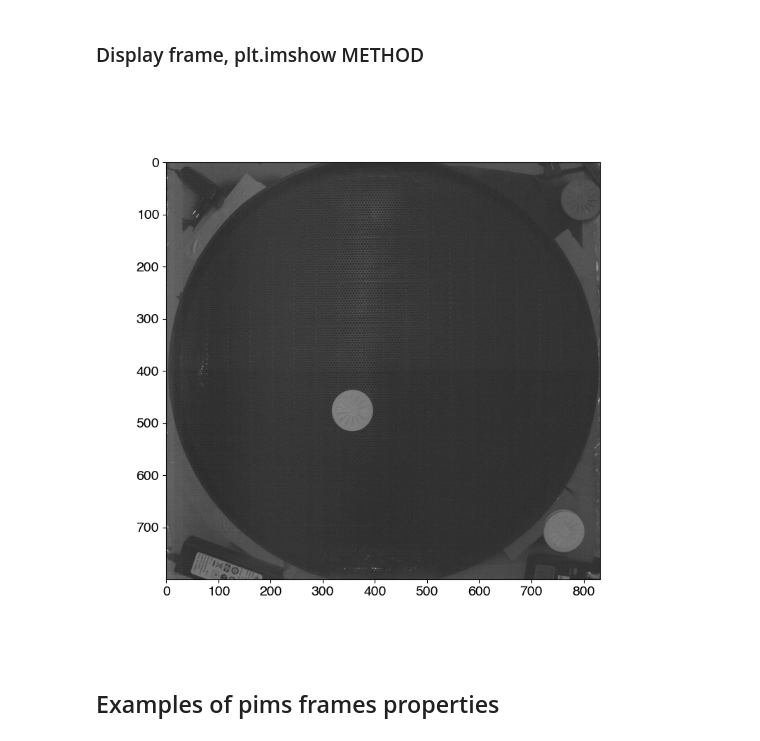
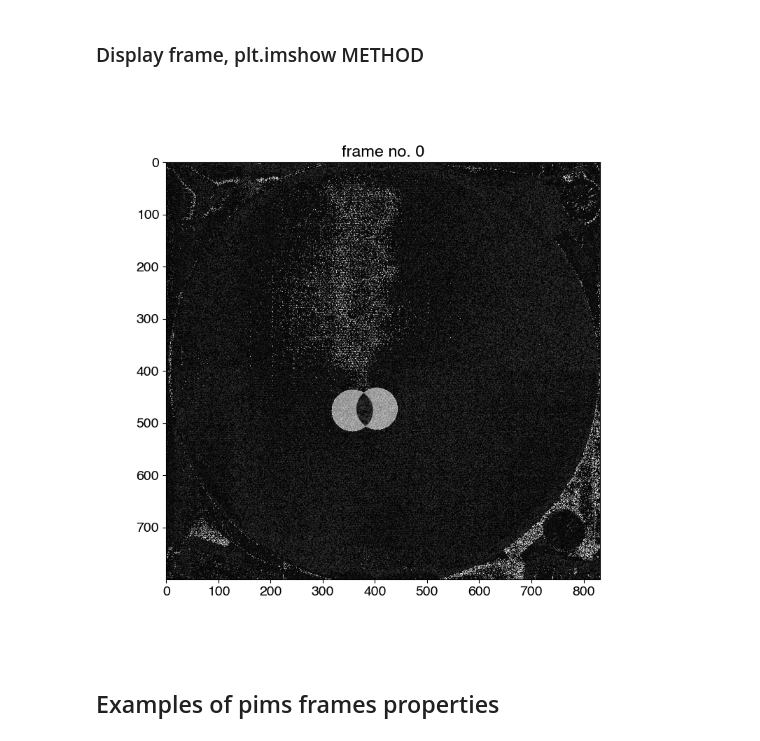
Before and after one commit to fvegar/brownian, a Jupyter notebook: brownian.ipynb, the cells around one changed output. Cells and saved outputs as stored; diff of their text form; code cells hidden in the pictures.

```diff
--- a/brownian.ipynb
+++ b/brownian.ipynb
@@ -146,0 +146,2 @@ Warning: Ignoring XDG_SESSION_TYPE=wayland on Gnome. Use QT_QPA_PLATFORM=wayland
+# %%
+imm = cv.bitwise_xor(cv.convertScaleAbs(video[0]), cv.convertScaleAbs(video[2000]))
@@ -149,7 +152,12 @@ Warning: Ignoring XDG_SESSION_TYPE=wayland on Gnome. Use QT_QPA_PLATFORM=wayland
 # %%
 def pltdisplay(S, frame, tag):
     canvas_name = 'frame no. ' + str(tag)
-    plt.figure(canvas_name,figsize=(S,S))
+    plt.figure(tag,figsize=(S,S))
+    plt.title(canvas_name)
     # alternatively convert to 8-bit use opencv function
     plt.imshow(frame, cmap=cm.binary_r)
+# %%
+pltdisplay(8, imm, 0)
+# %% [output]
+[figure, added]
 # %%
@@ -161,7 +165,3 @@ cvdisplay(imm,0)
-# %%
-pltdisplay(8,video[0], 0)
-# %% [output]
-[figure, removed]
 # %% [markdown]
 ## Examples of pims frames properties
 # %%
```
Also changed, not shown: parts of 29 cells of this notebook.
